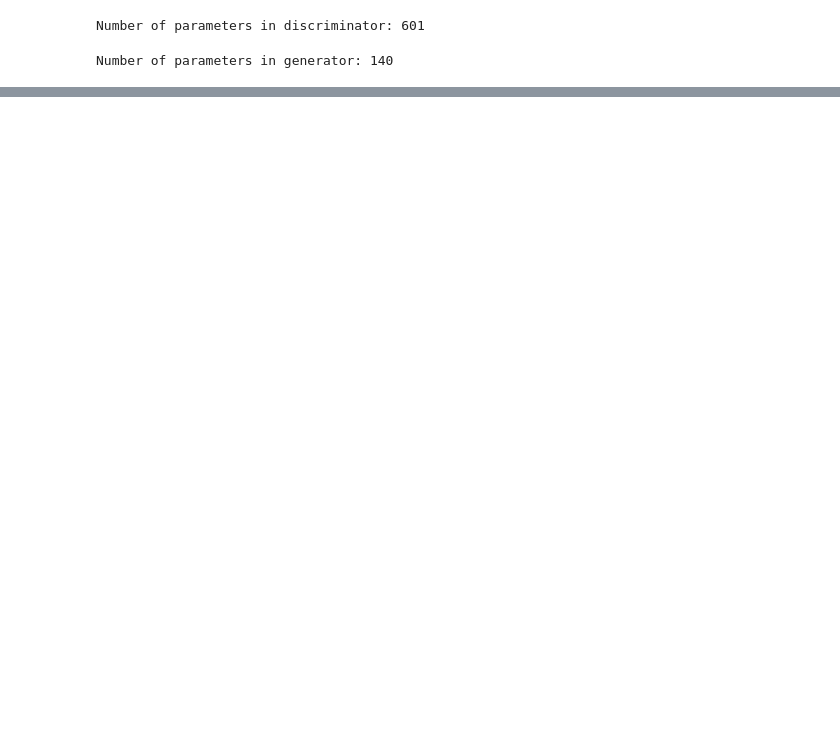
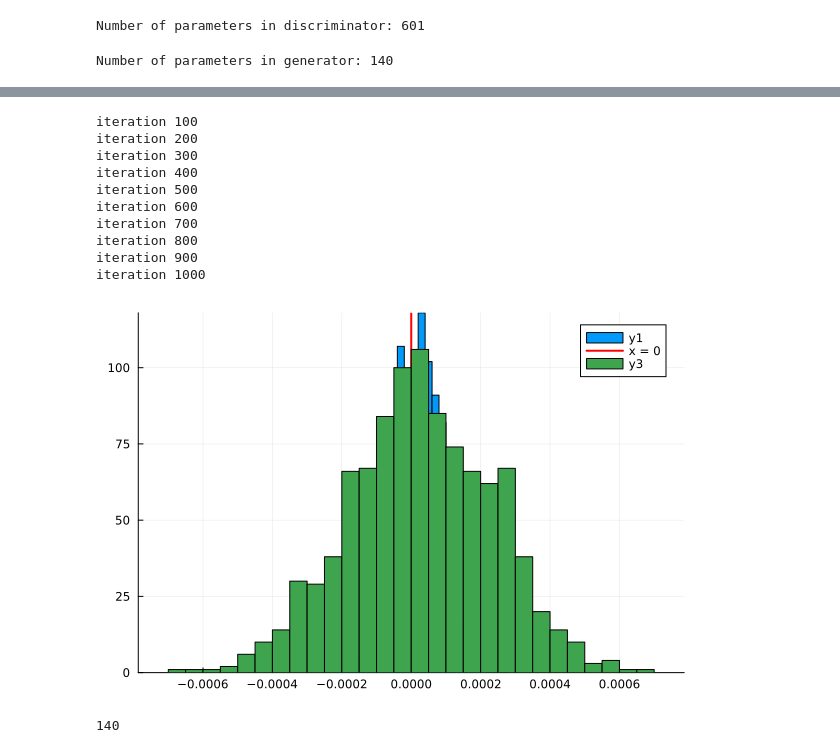
Before and after one commit to p-luo/MatchgateGAN, a Jupyter notebook: runnable/WGANB&S.ipynb, the cells around one changed output, grey strips where cells are left out. Cells and saved outputs as stored; diff of their text form; code cells hidden in the pictures; blank space fills up the shorter version.

```diff
--- a/runnable/WGANB&S.ipynb
+++ b/runnable/WGANB&S.ipynb
@@ -306,7 +306,7 @@ g_lr = 1e-3
 optimizer = Adam()
 opt = Flux.setup(optimizer, d)
 
-epochs = 500
+epochs = 0
 n_g = 10
 n_d = 1
 T = Float64
@@ -416,0 +410,30 @@ s / n
+# %%
+n = 1000
+nshots = 100
+np = nparameters(g)
+index = rand(1:np)
+ss = Matrix{Float64}(undef, np, n)
+
+mod = div(n, 10)
+for i in 1:n
+    ss[:,i] = reinforce_grad_loss(FLOYao.zero_state(nq), theta, nshots)
+    if i % mod == 0
+        println("iteration $i")
+    end
+end
+# %% [output]
+iteration 100
+iteration 200
+iteration 300
+iteration 400
+iteration 500
+iteration 600
+iteration 700
+iteration 800
+iteration 900
+iteration 1000
+[figure, added]
+# %%
+nparameters(g)
+# %% [output]
+140
```
Also changed, not shown: parts of 6 cells of this notebook, 6 other files.
